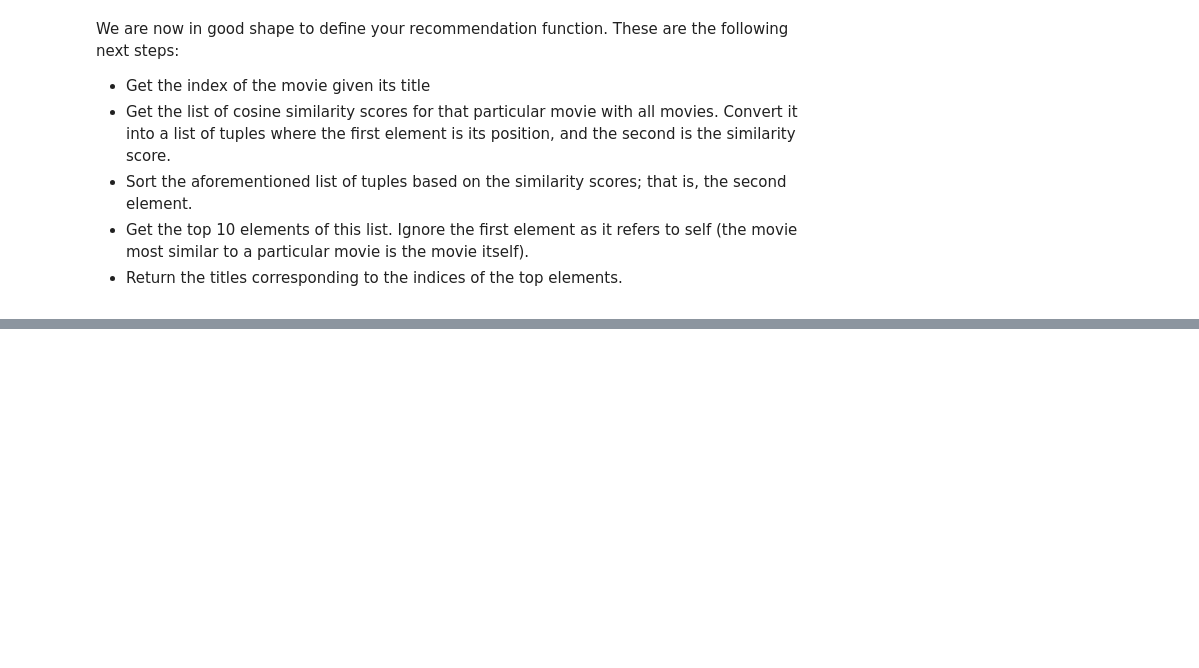
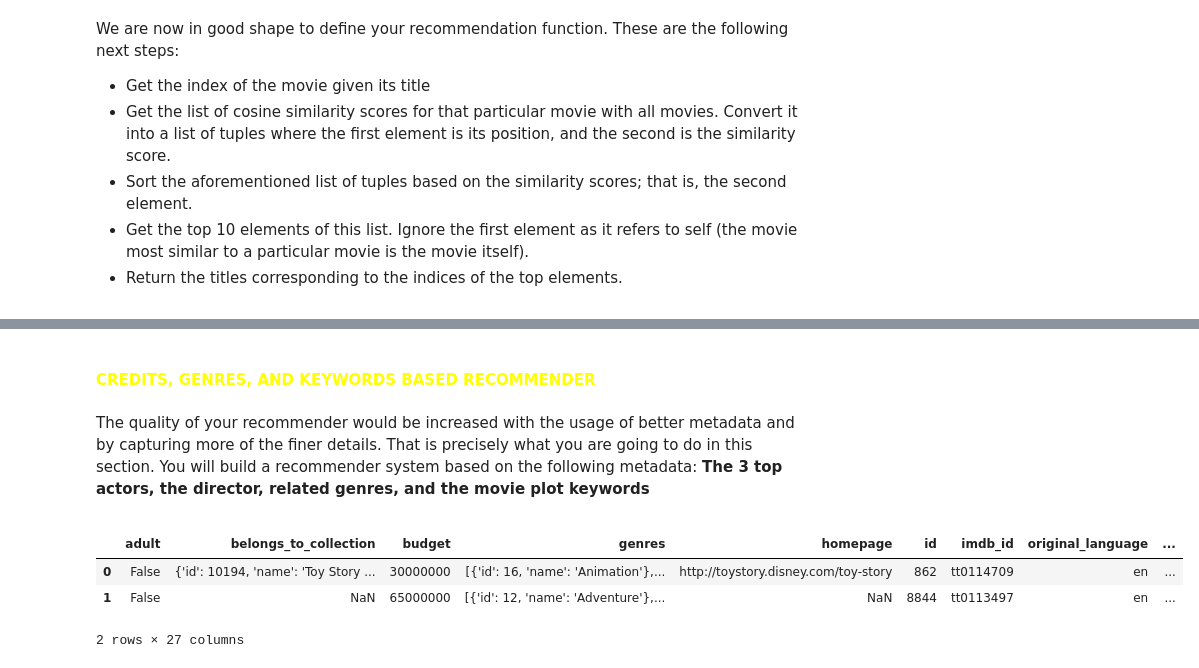
Before and after one commit to Khang-CS/MovieRecommenderSystem, a Jupyter notebook: note.ipynb, the cells around one changed output, grey strips where cells are left out. Cells and saved outputs as stored; diff of their text form; code cells hidden in the pictures; blank space fills up the shorter version.

```diff
--- a/note.ipynb
+++ b/note.ipynb
@@ -314,0 +370,33 @@ def get_recommendations (title, cosine_sim=cosine_sim):
+# %% [markdown]
+<h4 style="color: yellow;">CREDITS, GENRES, AND KEYWORDS BASED RECOMMENDER</h4>
+# %% [markdown]
+<div>
+    <p>
+        The quality of your recommender would be increased with the usage of better metadata
+        and by capturing more of the finer details. That is precisely what you are going to do in this section. You will build a recommender system based on the following metadata: <b>The 3 top actors, the director, related genres, and the movie plot keywords</b>
+    </p>
+</div>
+# %%
+# Load keywords and credits
+credits = pd.read_csv('credits.csv')
+keywords = pd.read_csv('keywords.csv')
+
+# Remove rows with bad IDs.
+metadata = metadata.drop([19730,29503,35587])
+
+# Convert IDs to int. Required for merging
+keywords['id'] = keywords['id'].astype('int')
+credits['id'] =credits['id'].astype('int')
+metadata['id'] = metadata['id'].astype('int')
+
+# Merge keywords and credits into your main metadata dataframe
+metadata = metadata.merge(credits, on='id')
+metadata = metadata.merge(keywords, on='id')
+# %%
+# Print the first two movies of your newly merged metadata
+metadata.head(2)
+# %% [output]
+|  | adult | belongs_to_collection | budget | genres | homepage | id | imdb_id | original_language | ... |
+| 0 | False | {'id': 10194, 'name': 'Toy Story ... | 30000000 | [{'id': 16, 'name': 'Animation'},... | http://toystory.disney.com/toy-story | 862 | tt0114709 | en | ... |
+| 1 | False | NaN | 65000000 | [{'id': 12, 'name': 'Adventure'},... | NaN | 8844 | tt0113497 | en | ... |
+2 rows × 27 columns
```
Also changed, not shown: parts of 44 cells of this notebook.
